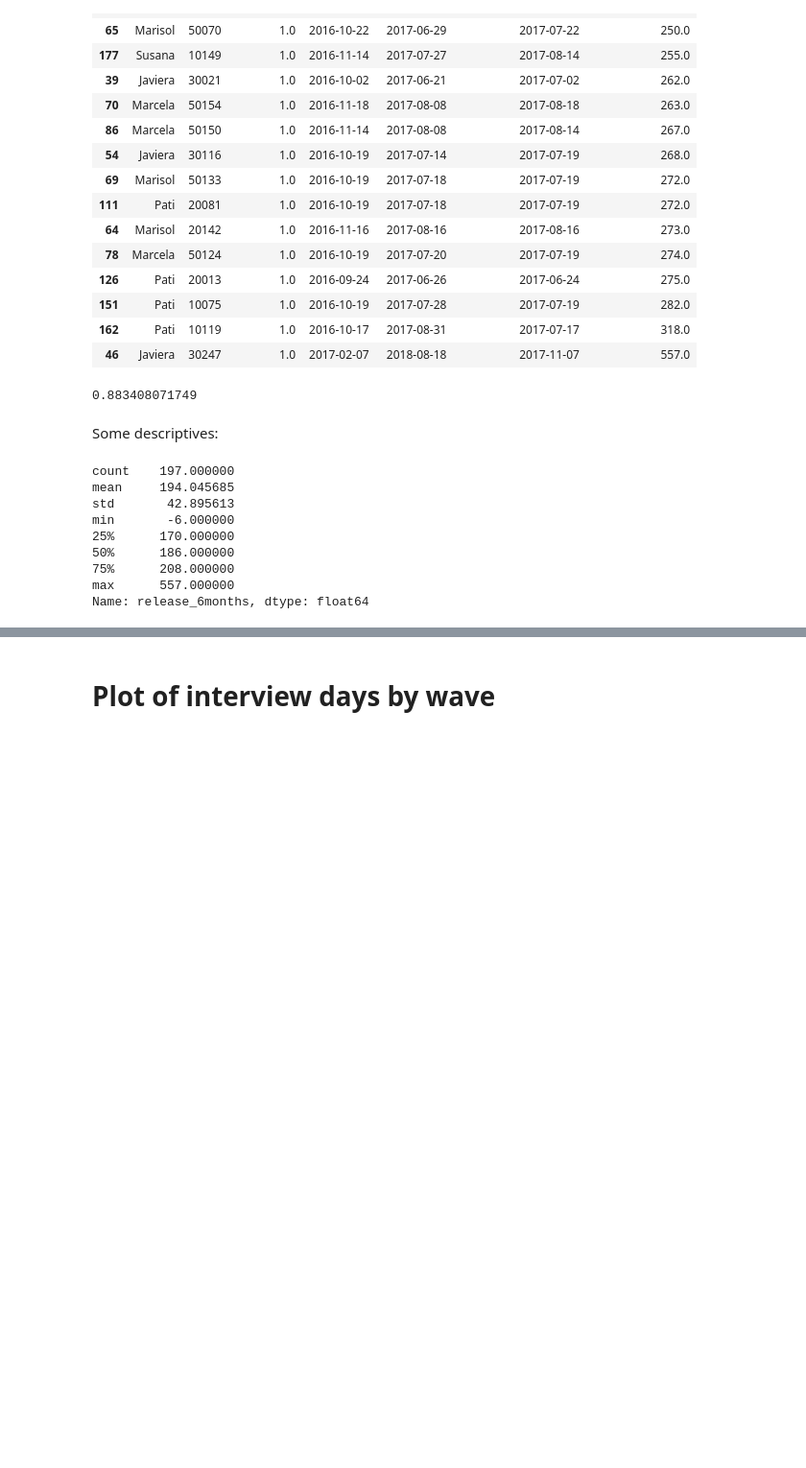
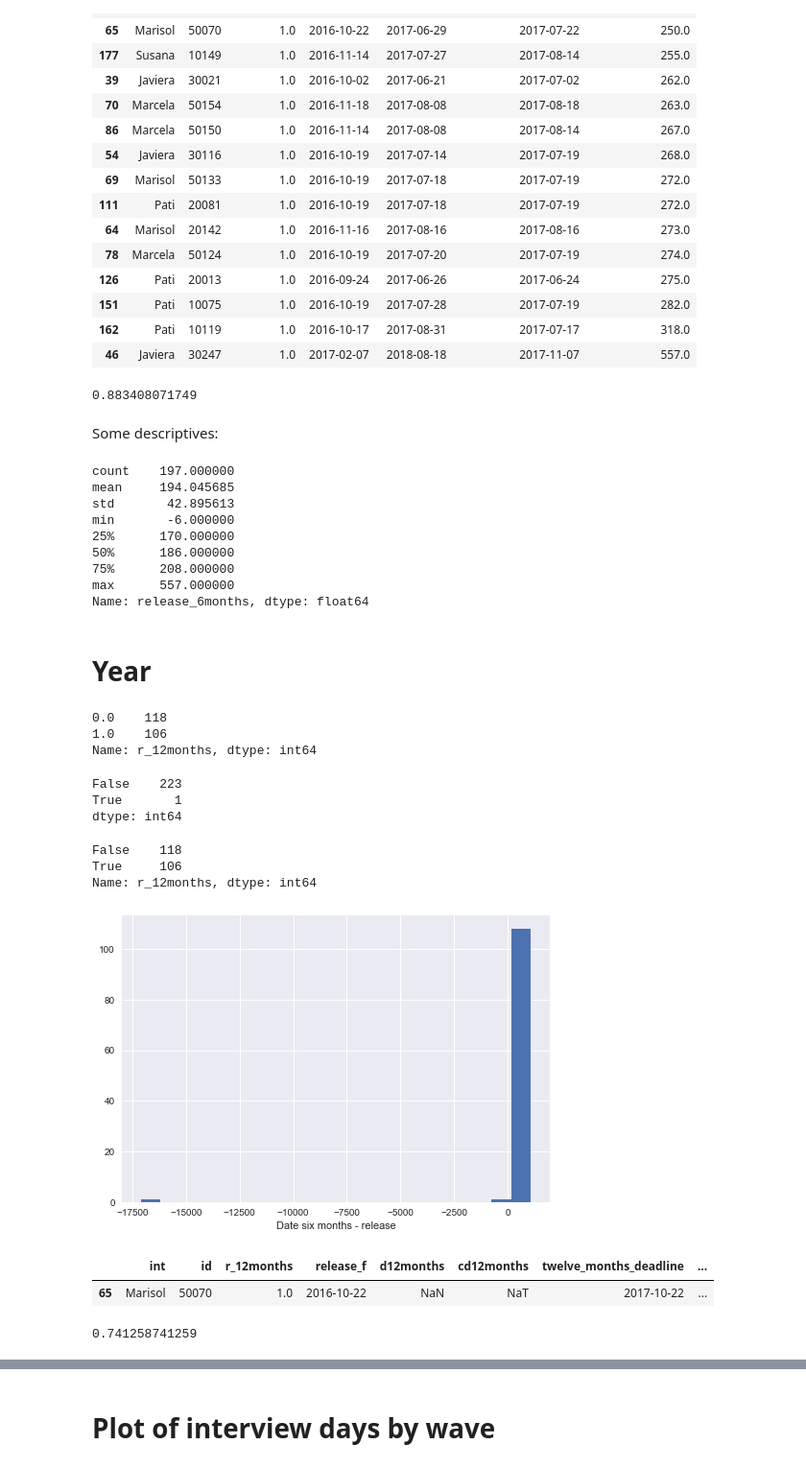
Before and after one commit to sdaza/reentry-chile, a Jupyter notebook: reports/reentry_chile_response_rates.ipynb, the cells around one changed output, grey strips where cells are left out. Shown at 96% size. Drawn from its saved outputs; the diff is of its cells as text; code cells hidden in the pictures; blank space fills up the shorter version.

```diff
--- a/reports/reentry_chile_response_rates.ipynb
+++ b/reports/reentry_chile_response_rates.ipynb
@@ -536,3 +534,5 @@ min       -6.000000
 75%      208.000000
 max      557.000000
 Name: release_6months, dtype: float64
+# %% [markdown]
+# Year
@@ -538,0 +543,47 @@ Name: release_6months, dtype: float64
+# %%
+df.r_12months.value_counts()
+# %% [output]
+0.0    118
+1.0    106
+Name: r_12months, dtype: int64
+# %%
+df['cd12months'] = [clean_dates(i) for i in df['d12months']]
+
+m = df.cd12months.isnull() & df.d12months.notnull()
+m.value_counts()
+# %% [output]
+False    223
+True       1
+dtype: int64
+# %%
+s = (df.r_12months == 1)
+s.value_counts()
+# %% [output]
+False    118
+True     106
+Name: r_12months, dtype: int64
+# %%
+df = df.assign(release_12months = (df.cd12months - df.release_f).dt.days)
+
+ax = df.release_12months.hist(bins = 20);
+ax.set_xlabel('Date six months - release');
+# %% [output]
+[figure, added]
+# %%
+df['twelve_months_deadline'] = pd.DatetimeIndex( df['release_f'] ) + pd.DateOffset(months = 12)
+
+s = ((df.r_12months == 1) & (today > df.twelve_months_deadline)) & (
+    (df.release_12months <= 0) | (df.cd12months.isnull()))
+
+df.loc[s,['int', 'id', 'r_12months', 'release_f', 'd12months',
+          'cd12months', 'twelve_months_deadline', 'release_12months']].sort_values('id')
+# %% [output]
+|  | int | id | r_12months | release_f | d12months | cd12months | twelve_months_deadline | ... |
+| 65 | Marisol | 50070 | 1.0 | 2016-10-22 | NaN | NaT | 2017-10-22 | ... |
+# %%
+tab  = df.loc[(today > df.twelve_months_deadline)  | (df.r_12months == 1), 'r_12months'].value_counts()
+# print(tab)
+rr_12months = [i / sum(list(tab)) for i in tab][0]
+print(rr_12months)
+# %% [output]
+0.741258741259
```
Also changed, not shown: parts of 8 cells of this notebook.
